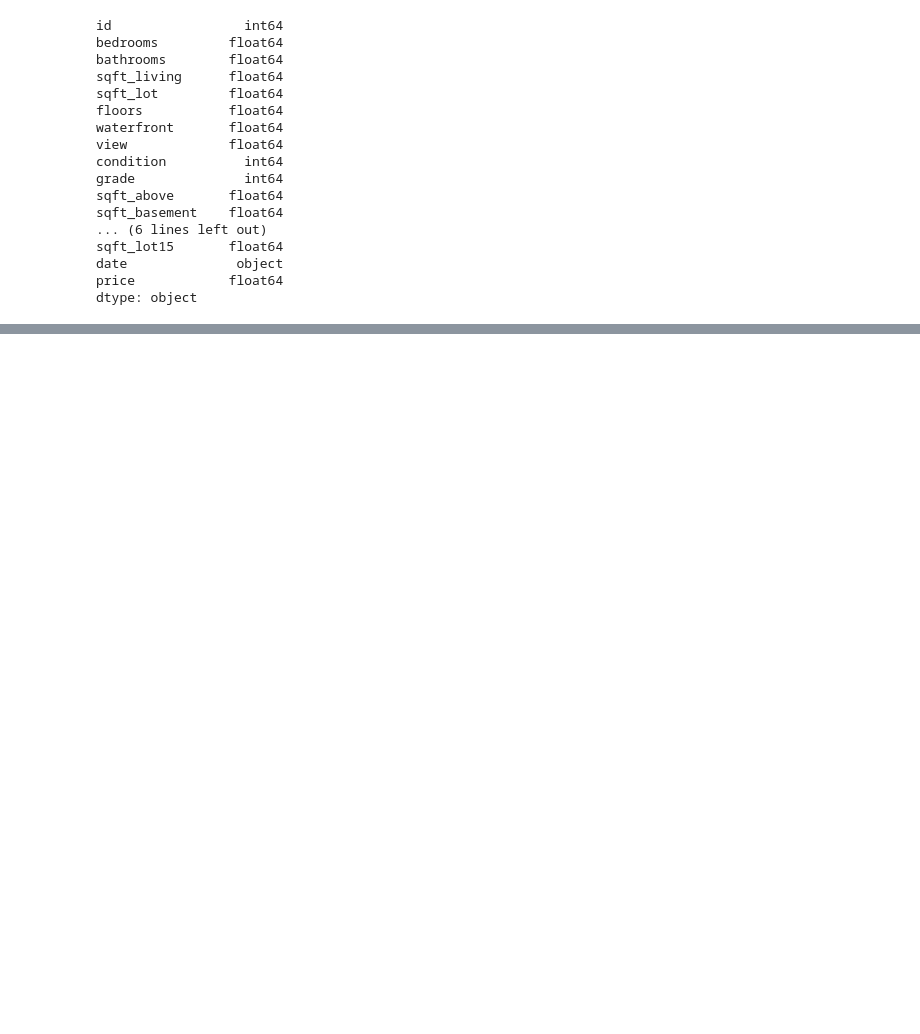
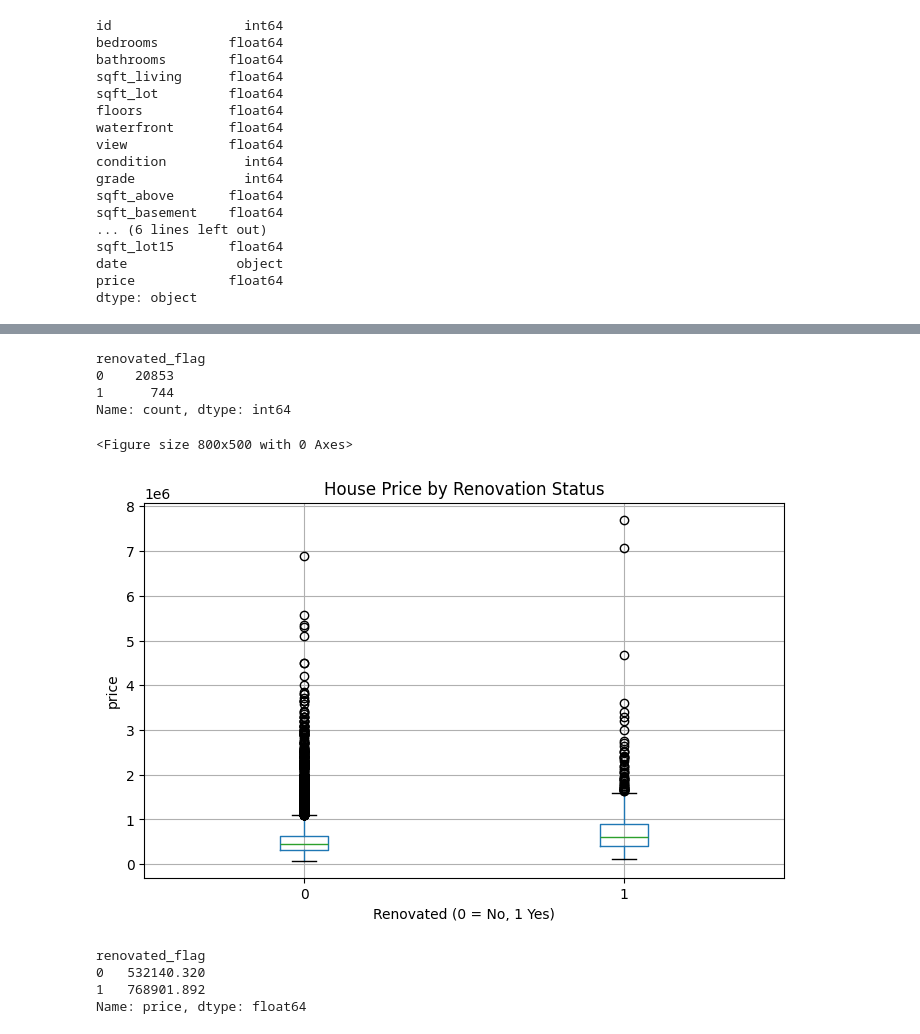
Before and after one commit to AliAlSudani0/House-markt-project, a Jupyter notebook: EDA.ipynb, the cells around one changed output, grey strips where cells are left out. Saved outputs shown, nothing was run; the diff lists cells and outputs as text; code cells hidden in the pictures; blank space fills up the shorter version.

```diff
--- a/EDA.ipynb
+++ b/EDA.ipynb
@@ -141,0 +242,8 @@ dtype: object
+# %%
+df["renovated_flag"] = (df["yr_renovated"] > 0).astype(int)
+df["renovated_flag"].value_counts()
+# %% [output]
+renovated_flag
+0    20853
+1      744
+Name: count, dtype: int64
@@ -141,0 +254,11 @@ dtype: object
+# %%
+plt.figure()
+df.boxplot(column="price", by="renovated_flag")
+plt.xlabel("Renovated (0 = No, 1 Yes)")
+plt.ylabel("price")
+plt.title("House Price by Renovation Status")
+plt.suptitle("")
+plt.show()
+# %% [output]
+<Figure size 800x500 with 0 Axes>
+[figure, added]
@@ -141,0 +268,7 @@ dtype: object
+# %%
+df.groupby("renovated_flag")["price"].mean()
+# %% [output]
+renovated_flag
+0   532140.320
+1   768901.892
+Name: price, dtype: float64
```
Also changed, not shown: parts of 62 cells of this notebook, 1 other file.
